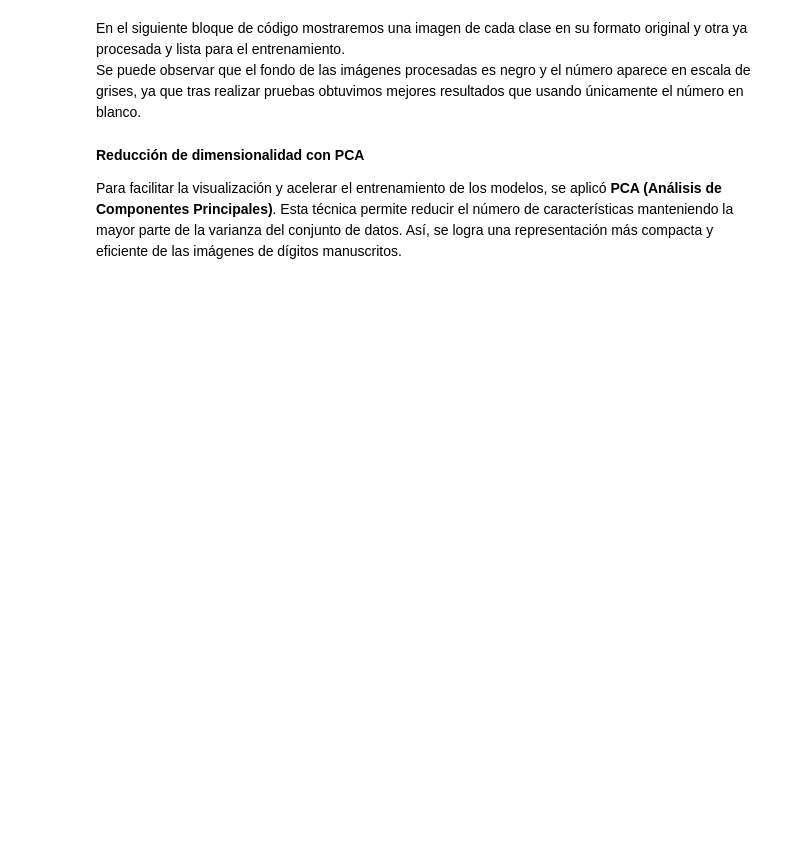
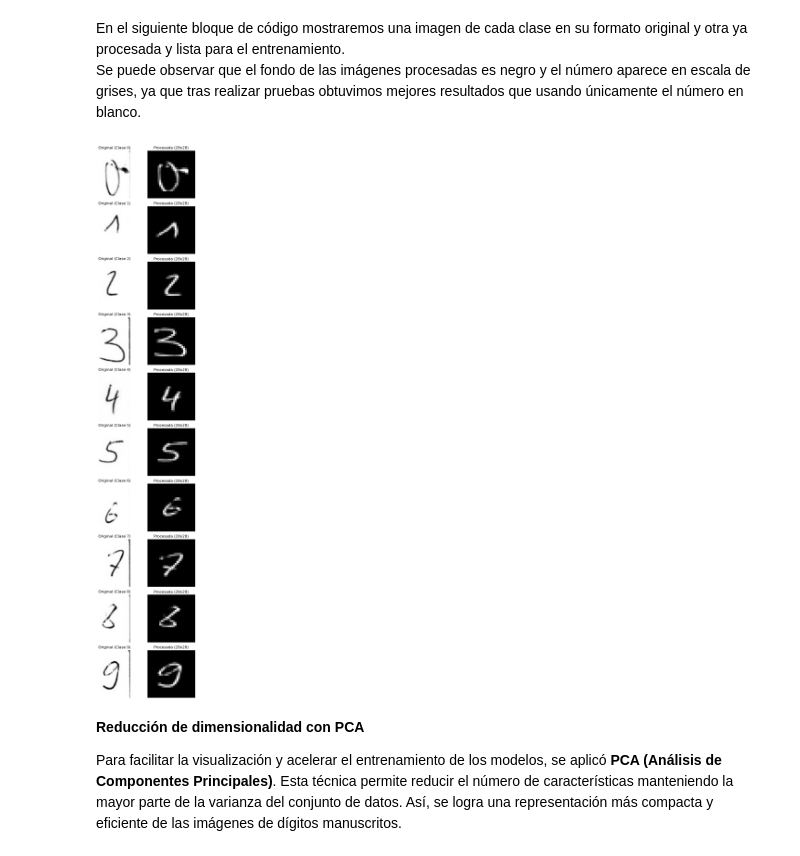
Before and after one commit to faritteranacosta/digitos, a Jupyter notebook: Final.ipynb, the cells around one changed output. Cells and saved outputs as stored; diff of their text form; code cells hidden in the pictures; blank space fills up the shorter version.

```diff
--- a/Final.ipynb
+++ b/Final.ipynb
@@ -307,38 +310,40 @@ clases = sorted(set(y))  # Extraer clases únicas
 fig, axes = plt.subplots(len(clases), 2, figsize=(6, len(clases) * 2.5))
 
 for i, clase in enumerate(clases):
-    carpeta = os.path.join(ruta_base, str(clase))
+    carpeta = os.path.join(data_dir, str(clase))
     archivos = os.listdir(carpeta)
 
     imagen_mostrada = False
     for archivo in archivos:
         ruta_imagen = os.path.join(carpeta, archivo)
         vector = procesar_imagen(ruta_imagen)
 
         if vector is not None:
             # Mostrar imagen original
             img_original = Image.open(ruta_imagen).convert('L')
             axes[i, 0].imshow(img_original, cmap='gray')
             axes[i, 0].set_title(f'Original (Clase {clase})')
             axes[i, 0].axis('off')
 
             # Mostrar imagen procesada
             img_procesada = vector.reshape(28, 28)
             axes[i, 1].imshow(img_procesada, cmap='gray')
             axes[i, 1].set_title('Procesada (28x28)')
             axes[i, 1].axis('off')
 
             imagen_mostrada = True
             break  # Solo una imagen por clase
 
     if not imagen_mostrada:
         axes[i, 0].set_title(f'Clase {clase} no encontrada')
         axes[i, 1].set_title('Procesada no disponible')
         axes[i, 0].axis('off')
         axes[i, 1].axis('off')
 
 plt.tight_layout()
 plt.show()
+# %% [output]
+[figure, added]
 # %% [markdown]
  **Reducción de dimensionalidad con PCA**
 
```
Also changed, not shown: parts of 11 cells of this notebook.
